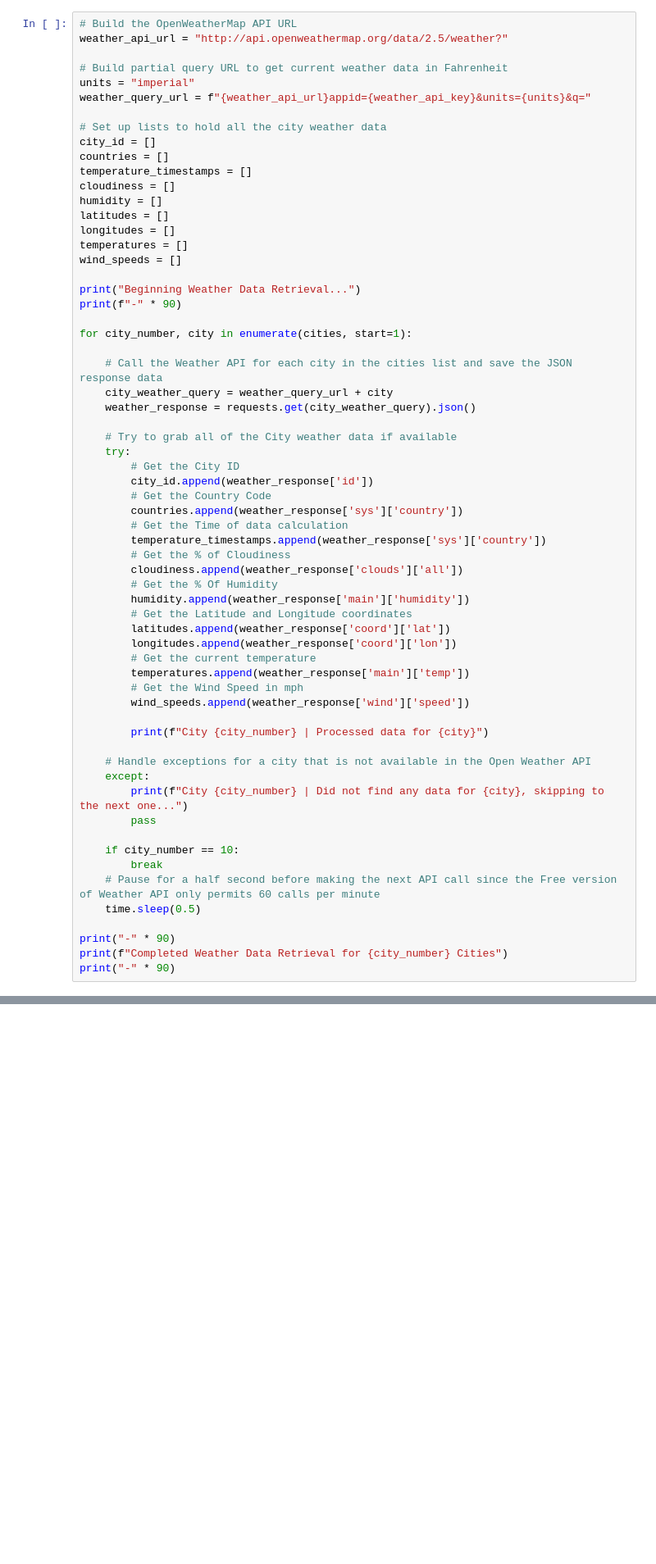
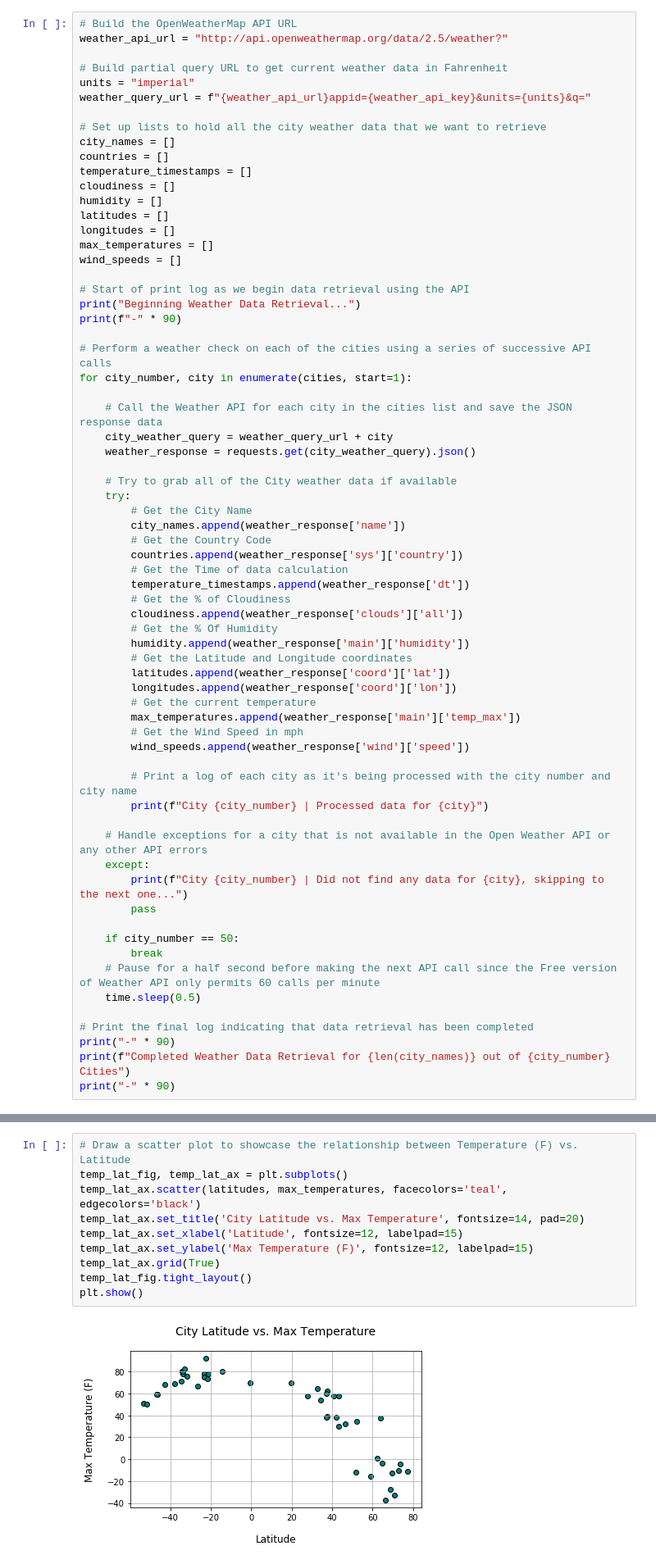
Before and after one commit to anulkar/python-api-challenge, a Jupyter notebook: WeatherPy/WeatherPy.ipynb, the cells around one changed output, grey strips where cells are left out. Shown: that part at 82% size. Saved outputs shown, nothing was run; the diff lists cells and outputs as text; blank space fills up the shorter version.

Commit message:
Code to convert raw weather data to DF + CSV & added scatter plots

```diff
--- a/WeatherPy/WeatherPy.ipynb
+++ b/WeatherPy/WeatherPy.ipynb
@@ -61,20 +61,22 @@ weather_api_url = "http://api.openweathermap.org/data/2.5/weather?"
 units = "imperial"
 weather_query_url = f"{weather_api_url}appid={weather_api_key}&units={units}&q="
 
-# Set up lists to hold all the city weather data
-city_id = []
+# Set up lists to hold all the city weather data that we want to retrieve
+city_names = []
 countries = []
 temperature_timestamps = []
 cloudiness = []
 humidity = []
 latitudes = []
 longitudes = []
-temperatures = []
+max_temperatures = []
 wind_speeds = []
 
+# Start of print log as we begin data retrieval using the API
 print("Beginning Weather Data Retrieval...")
 print(f"-" * 90)
 
+# Perform a weather check on each of the cities using a series of successive API calls
 for city_number, city in enumerate(cities, start=1):
 
     # Call the Weather API for each city in the cities list and save the JSON response data
@@ -83,12 +85,12 @@ for city_number, city in enumerate(cities, start=1):
 
     # Try to grab all of the City weather data if available
     try:
-        # Get the City ID
-        city_id.append(weather_response['id'])
+        # Get the City Name
+        city_names.append(weather_response['name'])
         # Get the Country Code
         countries.append(weather_response['sys']['country'])
         # Get the Time of data calculation
-        temperature_timestamps.append(weather_response['sys']['country'])
+        temperature_timestamps.append(weather_response['dt'])
         # Get the % of Cloudiness
         cloudiness.append(weather_response['clouds']['all'])
         # Get the % Of Humidity
@@ -97,24 +99,26 @@ for city_number, city in enumerate(cities, start=1):
         latitudes.append(weather_response['coord']['lat'])
         longitudes.append(weather_response['coord']['lon'])
         # Get the current temperature
-        temperatures.append(weather_response['main']['temp'])
+        max_temperatures.append(weather_response['main']['temp_max'])
         # Get the Wind Speed in mph
         wind_speeds.append(weather_response['wind']['speed'])
 
+        # Print a log of each city as it's being processed with the city number and city name
         print(f"City {city_number} | Processed data for {city}")
 
-    # Handle exceptions for a city that is not available in the Open Weather API
+    # Handle exceptions for a city that is not available in the Open Weather API or any other API errors
     except:
         print(f"City {city_number} | Did not find any data for {city}, skipping to the next one...")
         pass
 
-    if city_number == 10:
+    if city_number == 50:
         break
     # Pause for a half second before making the next API call since the Free version of Weather API only permits 60 calls per minute
     time.sleep(0.5)
 
+# Print the final log indicating that data retrieval has been completed
 print("-" * 90)
-print(f"Completed Weather Data Retrieval for {city_number} Cities")
+print(f"Completed Weather Data Retrieval for {len(city_names)} out of {city_number} Cities")
 print("-" * 90)
 # %% [output]
 Beginning Weather Data Retrieval...
@@ -142,5 +157,17 @@ Completed Weather Data Retrieval for 10 Cities
 * Save the plotted figures as .pngs.
 # %% [markdown]
 #### Latitude vs. Temperature Plot
+# %%
+# Draw a scatter plot to showcase the relationship between Temperature (F) vs. Latitude
+temp_lat_fig, temp_lat_ax = plt.subplots()
+temp_lat_ax.scatter(latitudes, max_temperatures, facecolors='teal', edgecolors='black')
+temp_lat_ax.set_title('City Latitude vs. Max Temperature', fontsize=14, pad=20)
+temp_lat_ax.set_xlabel('Latitude', fontsize=12, labelpad=15)
+temp_lat_ax.set_ylabel('Max Temperature (F)', fontsize=12, labelpad=15)
+temp_lat_ax.grid(True)
+temp_lat_fig.tight_layout()
+plt.show()
+# %% [output]
+[figure, added]
 # %% [markdown]
 #### Latitude vs. Humidity Plot
```
Also changed, not shown: parts of 6 cells of this notebook.
